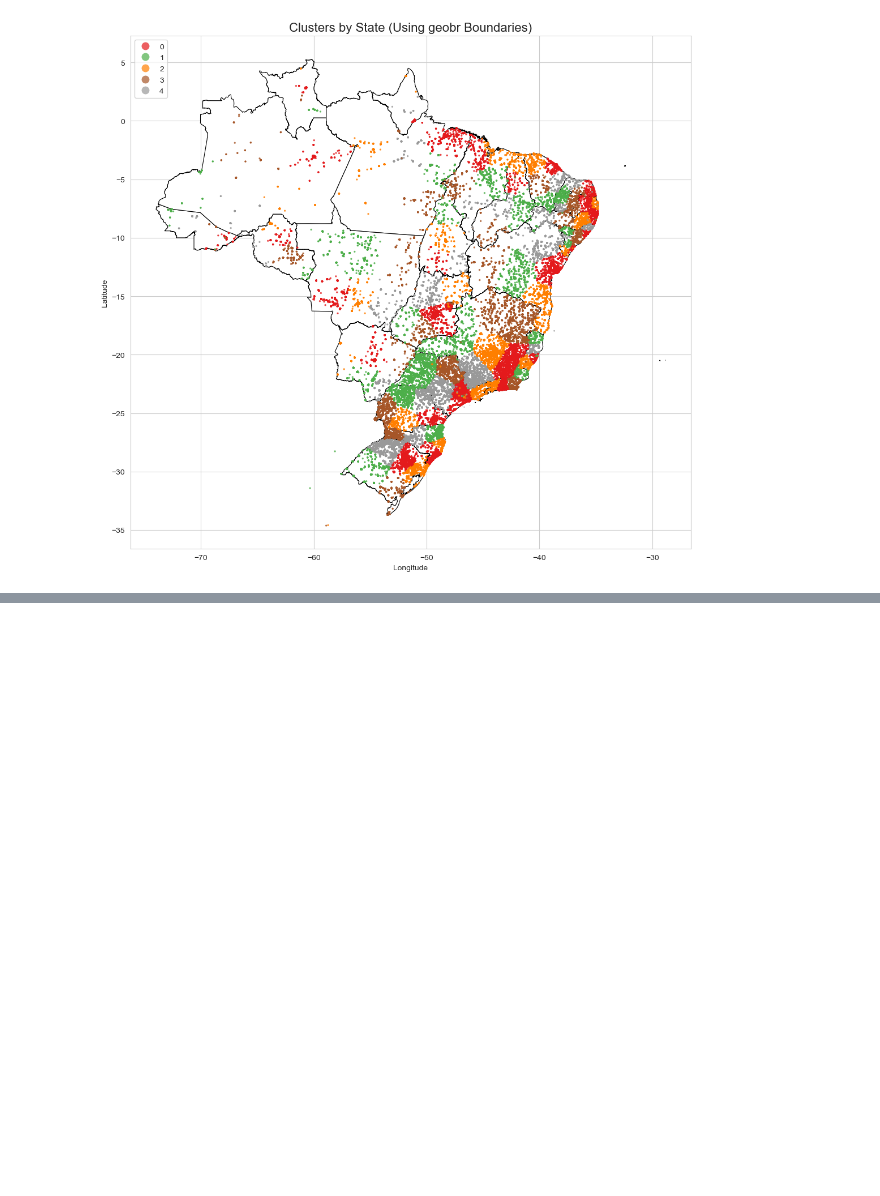
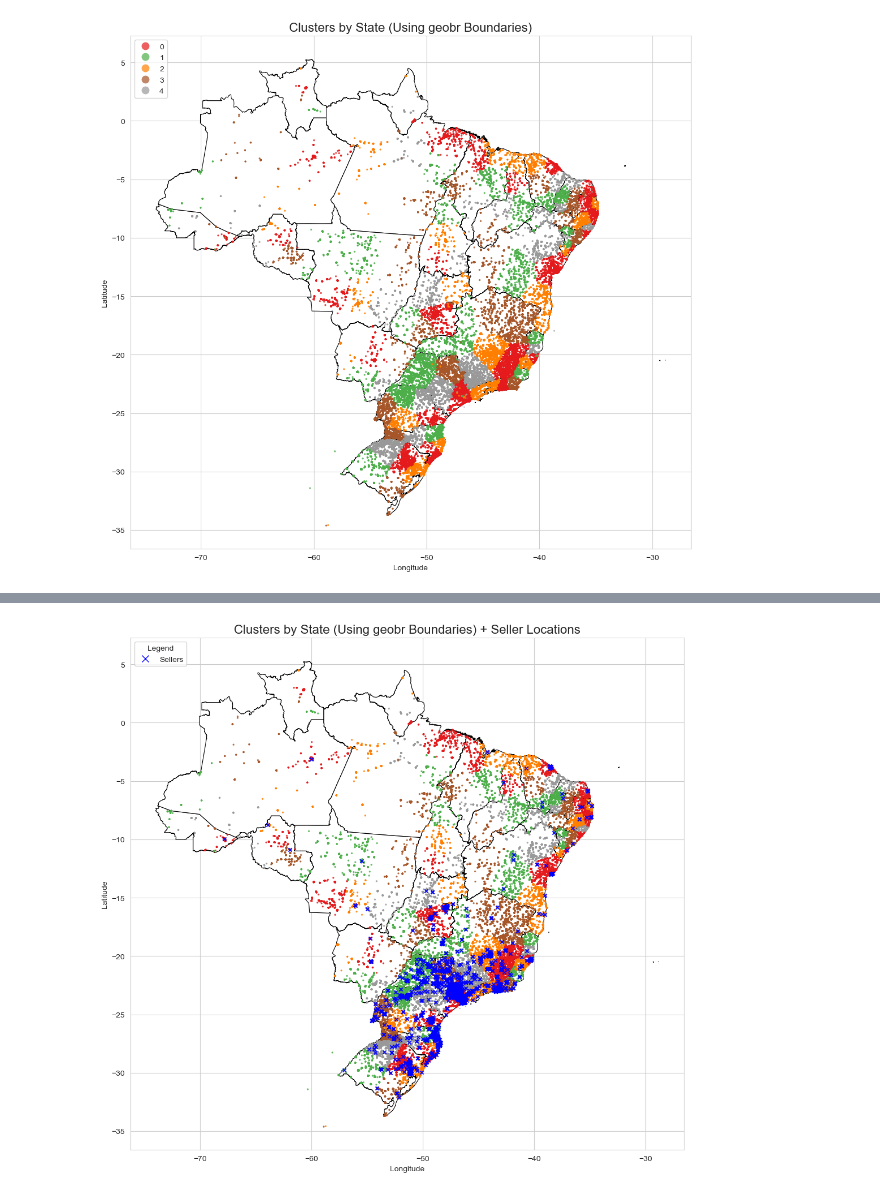
Before and after one commit to kealankuar/olist-analysis-dashboard-project, a Jupyter notebook: notebooks/geospatial_analysis.ipynb, the cells around one changed output, grey strips where cells are left out. Cells and saved outputs as stored; diff of their text form; code cells hidden in the pictures; blank space fills up the shorter version.

```diff
--- a/notebooks/geospatial_analysis.ipynb
+++ b/notebooks/geospatial_analysis.ipynb
@@ -356,0 +393,78 @@ plt.show()
+# %%
+import geopandas as gpd
+from shapely.geometry import Point
+
+sellers_agg_gdf['geometry'] = gpd.points_from_xy(
+    sellers_agg_gdf['seller_lng'],
+    sellers_agg_gdf['seller_lat']
+)
+
+# Convert to GeoDataFrame
+sellers_geo = gpd.GeoDataFrame(
+    sellers_agg_gdf,
+    geometry='geometry',
+    crs="EPSG:4674"
+)
+sellers_geo = sellers_geo.to_crs(brazil_states_gdf.crs)
+# %%
+import matplotlib.pyplot as plt
+import matplotlib.lines as mlines
+import seaborn as sns
+
+sns.set_style("whitegrid")
+
+fig, ax = plt.subplots(figsize=(12, 10))
+
+# 1) Plot the states boundaries
+brazil_states_gdf.plot(
+    ax=ax,
+    color="white",
+    edgecolor="black",
+    linewidth=0.8
+)
+
+# 2) Overlay your clustered points (by cluster)
+combined_clustered_gdf.plot(
+    ax=ax,
+    column='cluster',       # color-code by cluster label
+    categorical=True,
+    legend=True,            # show legend for cluster categories
+    legend_kwds={'loc': 'upper left'},
+    cmap='Set1',
+    markersize=2,
+    alpha=0.7
+)
+
+# 3) Plot sellers in a different color/marker
+#    We won't rely on the built-in legend here, because
+#    we’re not color-coding the sellers by any column.
+sellers_geo.plot(
+    ax=ax,
+    color='blue',
+    marker='x',
+    markersize=20,
+    alpha=0.9
+)
+
+# 4) Add a custom legend handle so "Sellers" appears in the legend
+#    We'll create a Line2D object that matches the sellers' style.
+sellers_marker = mlines.Line2D([], [], color='blue', marker='x', linestyle='None',
+                               markersize=8, label='Sellers')
+
+# Extract existing handles and labels from the cluster legend
+handles, labels = ax.get_legend_handles_labels()
+
+# Append the sellers handle/label
+handles.append(sellers_marker)
+labels.append('Sellers')
+
+# Recreate the legend with both cluster categories + sellers
+ax.legend(handles, labels, loc='upper left', title='Legend')
+
+plt.title("Clusters by State (Using geobr Boundaries) + Seller Locations", fontsize=16)
+plt.xlabel("Longitude")
+plt.ylabel("Latitude")
+plt.tight_layout()
+plt.show()
+# %% [output]
+[figure, added]
```
Also changed, not shown: parts of 16 cells of this notebook.
